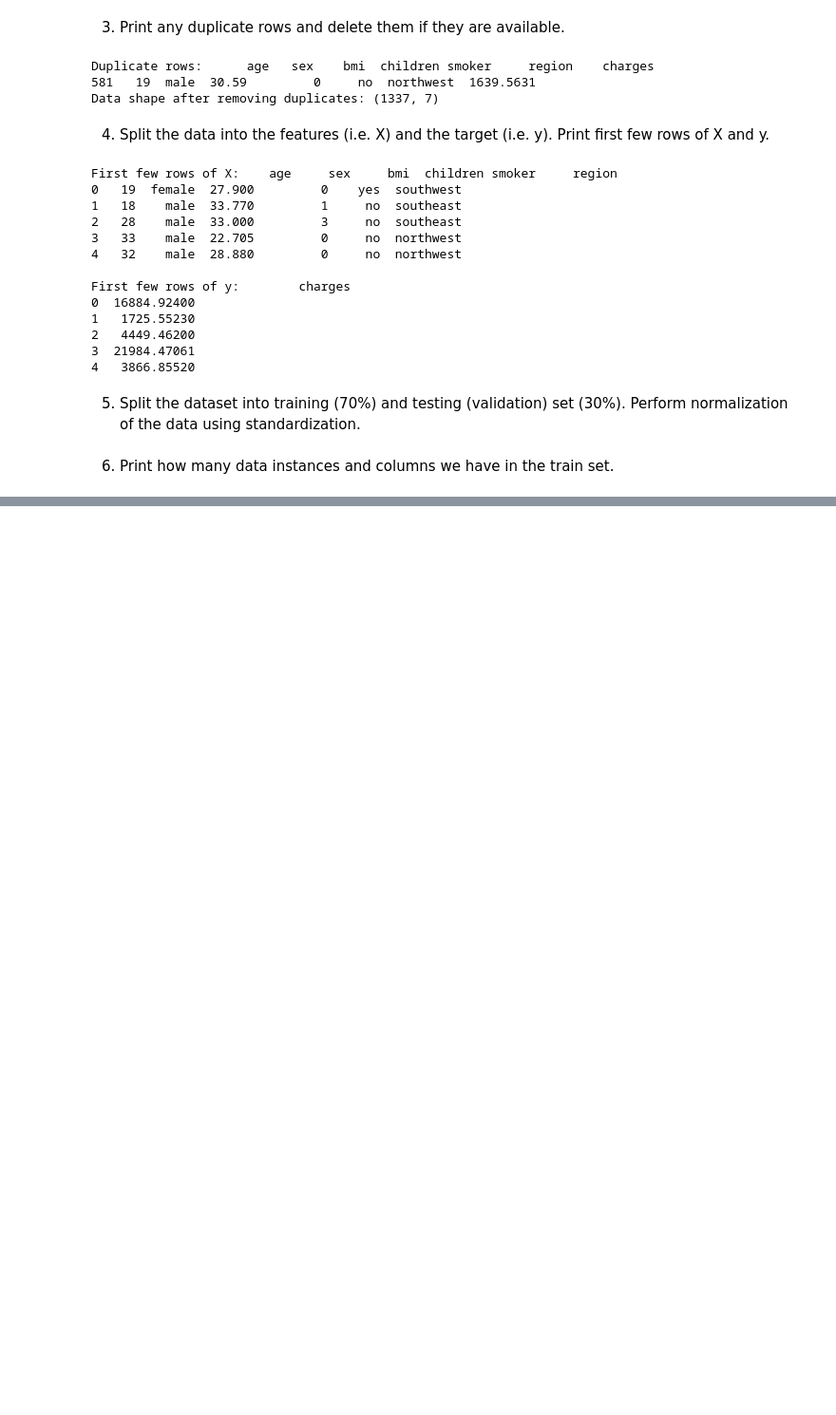
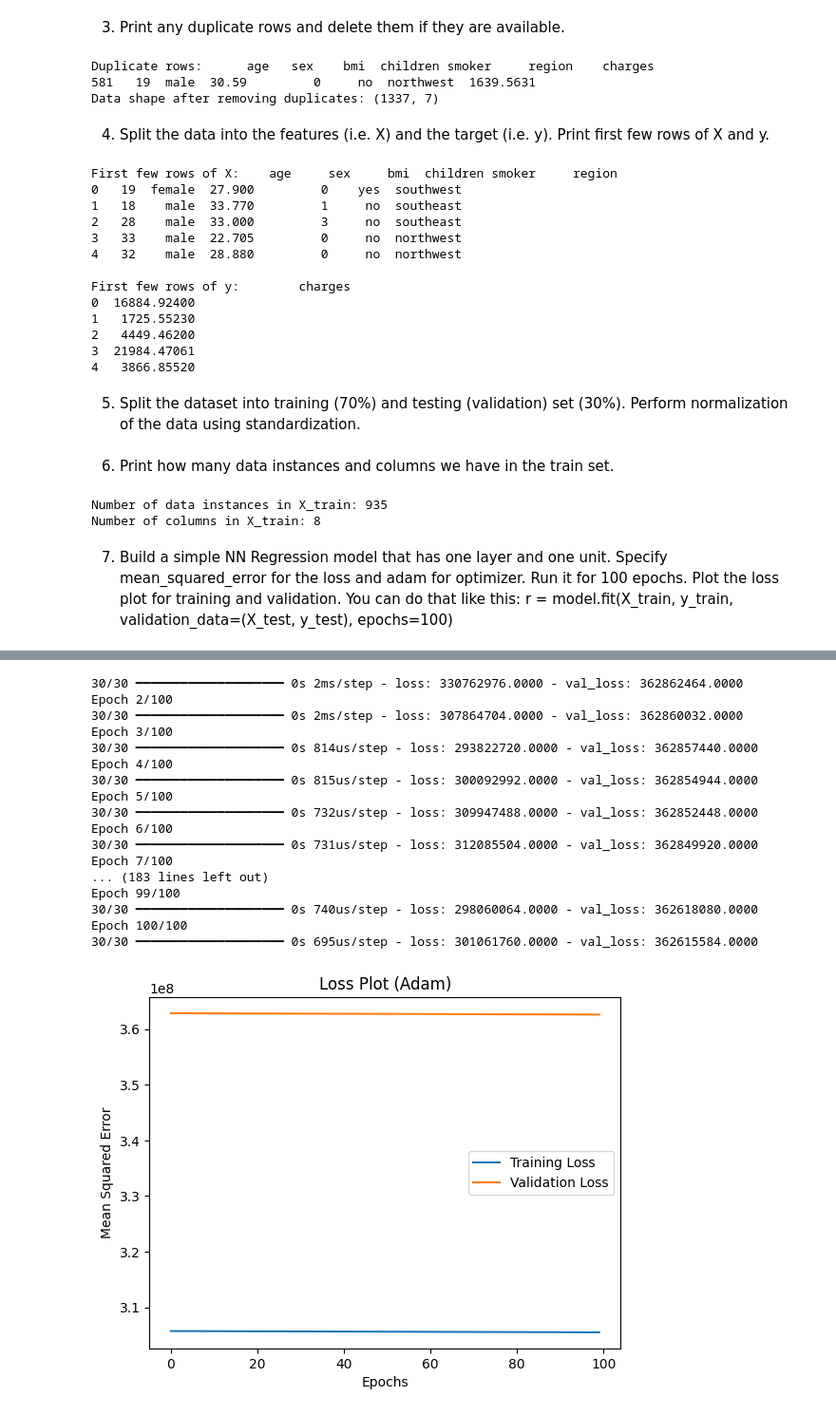
Before and after one commit to YaroslawBagriy/SEIS-764-Artificial-Intelligence-Assignment-1, a Jupyter notebook: Assign1.ipynb, the cells around one changed output, grey strips where cells are left out. Shown at 95% size. Drawn from its saved outputs; the diff is of its cells as text; code cells hidden in the pictures; blank space fills up the shorter version.

```diff
--- a/Assign1.ipynb
+++ b/Assign1.ipynb
@@ -96,5 +104,29 @@ X_train, X_test, y_train, y_test = train_test_split(
 # %% [markdown]
 6. Print how many data instances and columns we have in the train set.
 # %%
-print("Number of data rows in X_train:", X_train_scaled.shape[0])
-print("Number of columns in X_train:", X_train_scaled.shape[1])
+print("Number of data instances in X_train:", X_train.shape[0])
+print("Number of columns in X_train:", X_train.shape[1])
+# %% [output]
+Number of data instances in X_train: 935
+Number of columns in X_train: 8
+# %% [markdown]
+7. Build a simple NN Regression model that has one layer and one unit. Specify mean_squared_error for the loss
+and adam for optimizer. Run it for 100 epochs. Plot the loss plot for training and validation. You can do that like
+this: r = model.fit(X_train, y_train, validation_data=(X_test, y_test), epochs=100)
+# %%
+model_adam = Sequential([
+    Dense(1, input_dim=X_train.shape[1], activation='linear')
+])
+
+model_adam.compile(optimizer=Adam(), loss='mean_squared_error')
+
+r = model_adam.fit(X_train, y_train, validation_data=(X_test, y_test), epochs=100)
+
+plt.plot(r.history['loss'], label='Training Loss')
+plt.plot(r.history['val_loss'], label='Validation Loss')
+plt.title("Loss Plot (Adam)")
+plt.xlabel("Epochs")
+plt.ylabel("Mean Squared Error")
+plt.legend()
+plt.show()
+# %% [output]
@@ -100,0 +135,18 @@ print("Number of columns in X_train:", X_train_scaled.shape[1])
+30/30 ━━━━━━━━━━━━━━━━━━━━ 0s 2ms/step - loss: 330762976.0000 - val_loss: 362862464.0000
+Epoch 2/100
+30/30 ━━━━━━━━━━━━━━━━━━━━ 0s 2ms/step - loss: 307864704.0000 - val_loss: 362860032.0000
+Epoch 3/100
+30/30 ━━━━━━━━━━━━━━━━━━━━ 0s 814us/step - loss: 293822720.0000 - val_loss: 362857440.0000
+Epoch 4/100
+30/30 ━━━━━━━━━━━━━━━━━━━━ 0s 815us/step - loss: 300092992.0000 - val_loss: 362854944.0000
+Epoch 5/100
+30/30 ━━━━━━━━━━━━━━━━━━━━ 0s 732us/step - loss: 309947488.0000 - val_loss: 362852448.0000
+Epoch 6/100
+30/30 ━━━━━━━━━━━━━━━━━━━━ 0s 731us/step - loss: 312085504.0000 - val_loss: 362849920.0000
+Epoch 7/100
+... (183 lines left out)
+Epoch 99/100
+30/30 ━━━━━━━━━━━━━━━━━━━━ 0s 740us/step - loss: 298060064.0000 - val_loss: 362618080.0000
+Epoch 100/100
+30/30 ━━━━━━━━━━━━━━━━━━━━ 0s 695us/step - loss: 301061760.0000 - val_loss: 362615584.0000
+[figure, added]
```
Also changed, not shown: parts of 5 cells of this notebook.
